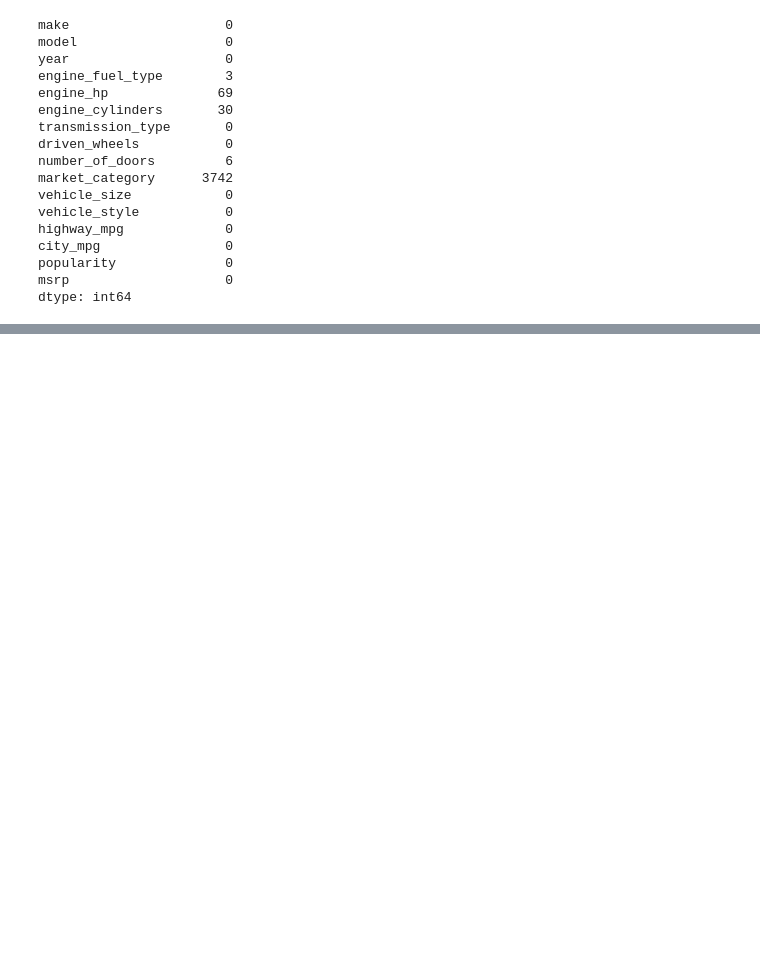
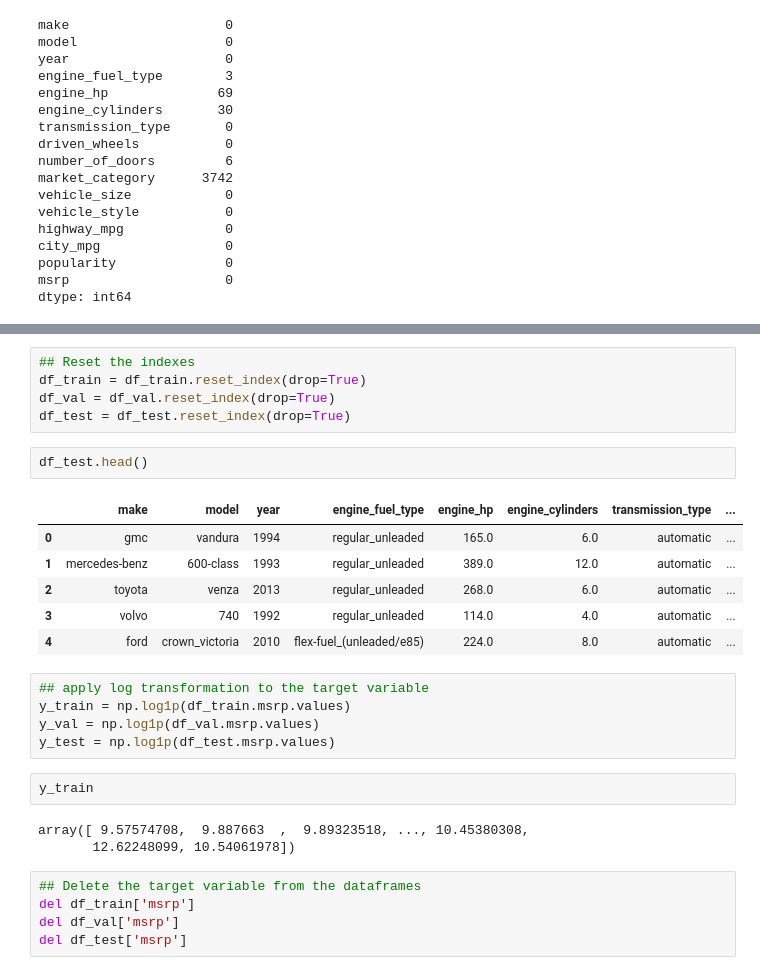
Before and after one commit to dusisarathchandra/ml-zoomcamp-2024, a Jupyter notebook: 02-regression/notebooks/02-notebook.ipynb, the cells around one changed output, grey strips where cells are left out. Drawn from its saved outputs; the diff is of its cells as text; blank space fills up the shorter version.

```diff
--- a/02-regression/notebooks/02-notebook.ipynb
+++ b/02-regression/notebooks/02-notebook.ipynb
@@ -252,0 +311,29 @@ dtype: int64
+# %%
+## Reset the indexes
+df_train = df_train.reset_index(drop=True)
+df_val = df_val.reset_index(drop=True)
+df_test = df_test.reset_index(drop=True)
+# %%
+df_test.head()
+# %% [output]
+|  | make | model | year | engine_fuel_type | engine_hp | engine_cylinders | transmission_type | ... |
+| 0 | gmc | vandura | 1994 | regular_unleaded | 165.0 | 6.0 | automatic | ... |
+| 1 | mercedes-benz | 600-class | 1993 | regular_unleaded | 389.0 | 12.0 | automatic | ... |
+| 2 | toyota | venza | 2013 | regular_unleaded | 268.0 | 6.0 | automatic | ... |
+| 3 | volvo | 740 | 1992 | regular_unleaded | 114.0 | 4.0 | automatic | ... |
+| 4 | ford | crown_victoria | 2010 | flex-fuel_(unleaded/e85) | 224.0 | 8.0 | automatic | ... |
+# %%
+## apply log transformation to the target variable
+y_train = np.log1p(df_train.msrp.values)
+y_val = np.log1p(df_val.msrp.values)
+y_test = np.log1p(df_test.msrp.values)
+# %%
+y_train
+# %% [output]
+array([ 9.57574708,  9.887663  ,  9.89323518, ..., 10.45380308,
+       12.62248099, 10.54061978])
+# %%
+## Delete the target variable from the dataframes
+del df_train['msrp']
+del df_val['msrp']
+del df_test['msrp']
```
Also changed, not shown: parts of 14 cells of this notebook.
